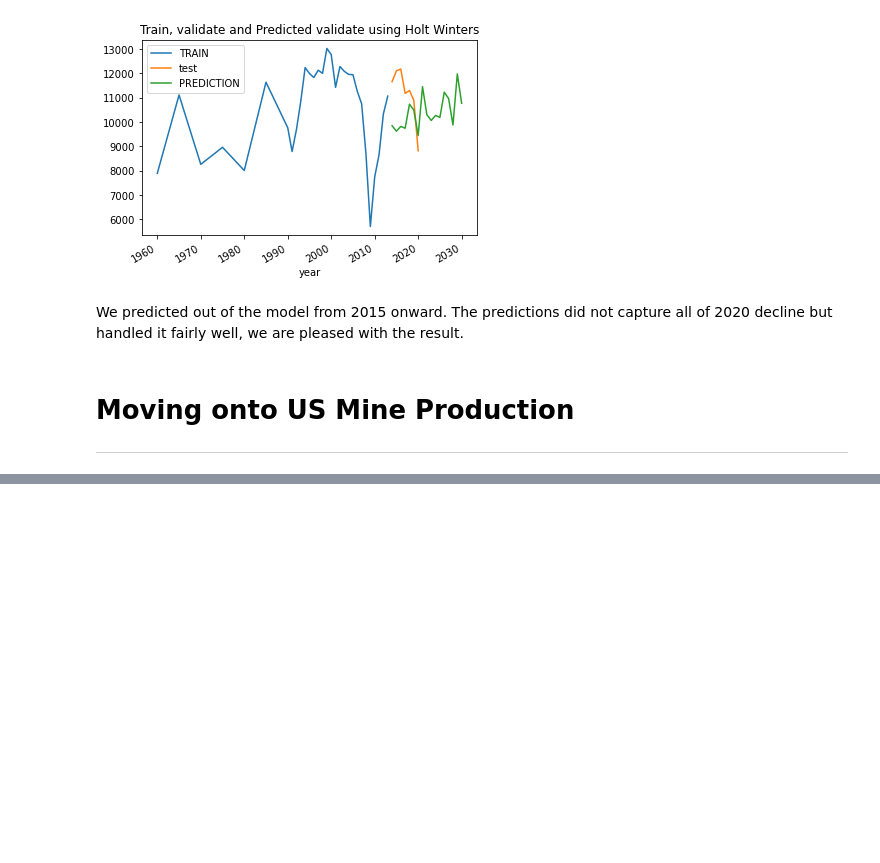
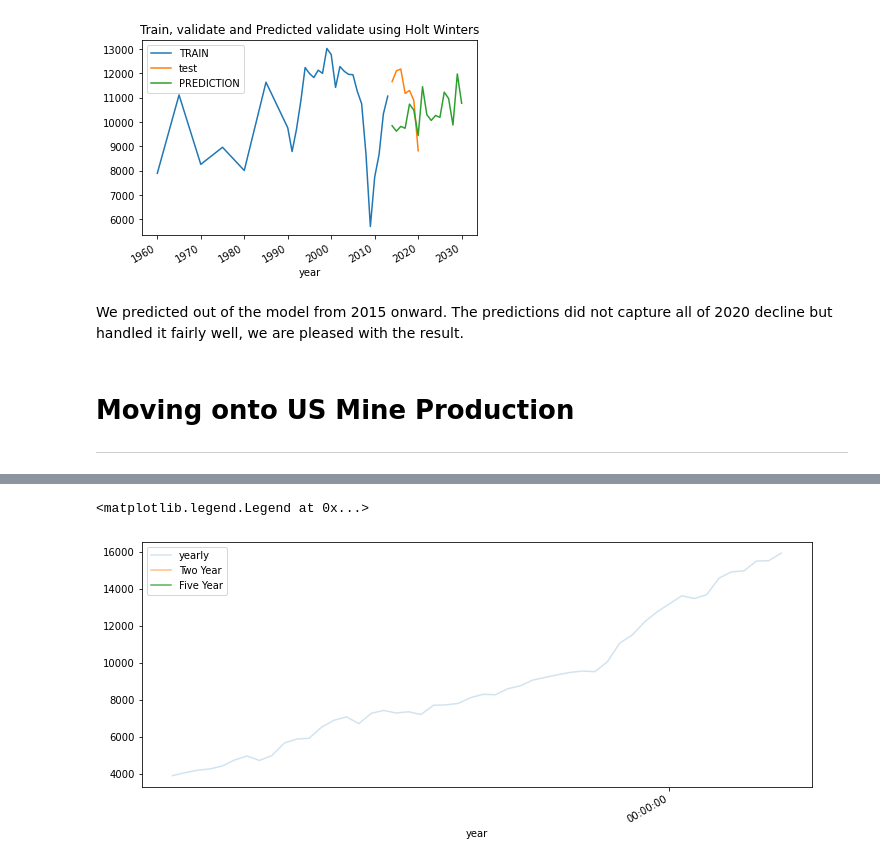
Before and after one commit to Dude-where-s-my-copper/EV_growth, a Jupyter notebook: final_notebook.ipynb, the cells around one changed output, grey strips where cells are left out. Cells and saved outputs as stored; diff of their text form; code cells hidden in the pictures; blank space fills up the shorter version.

```diff
--- a/final_notebook.ipynb
+++ b/final_notebook.ipynb
@@ -103,0 +141,10 @@ We predicted out of the model from 2015 onward. The predictions did not capture
+# %%
+# Plotting different rolling averages. Specifically the 2 and 5 year
+y.plot(alpha=.2, label='yearly')
+y.resample('2Y').mean().rolling(2).mean().plot(alpha=.5, label='Two Year')
+y.resample('5Y').mean().rolling(5).mean().plot(alpha=.8, label='Five Year')
+
+plt.legend()
+# %% [output]
+<matplotlib.legend.Legend at 0x...>
+[figure, added]
```
Also changed, not shown: parts of 13 cells of this notebook.
